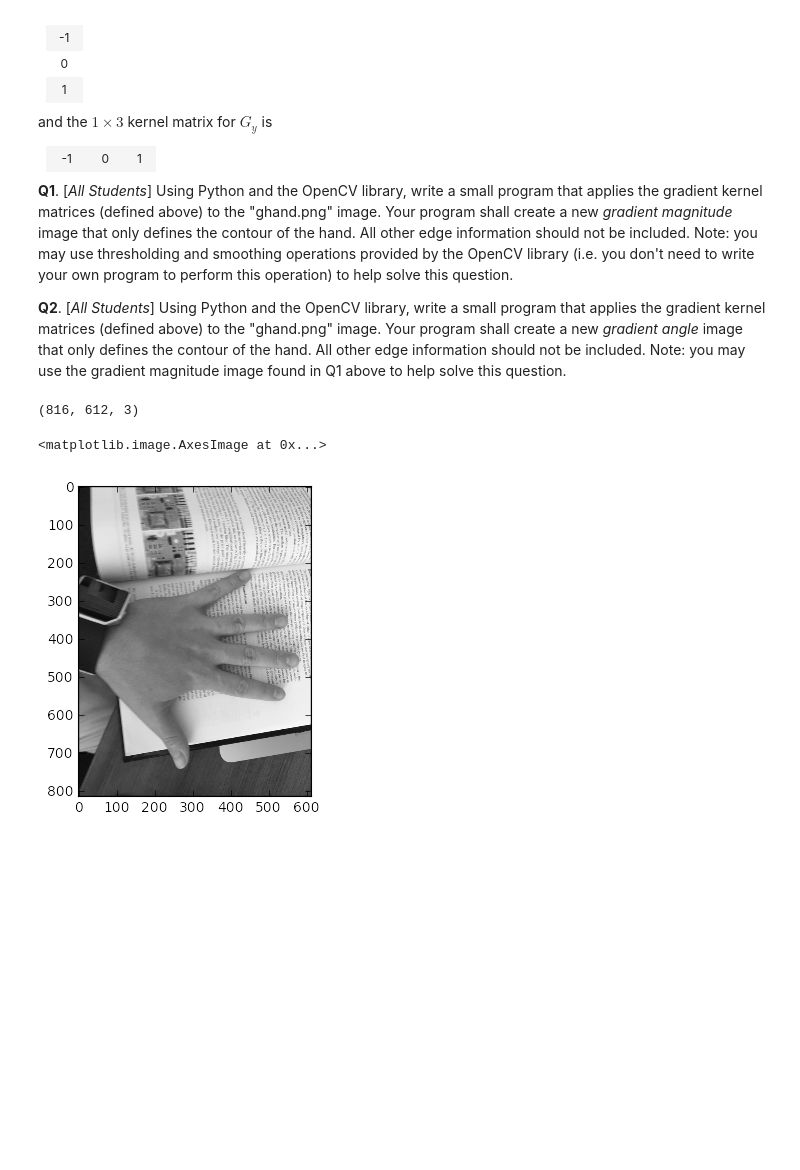
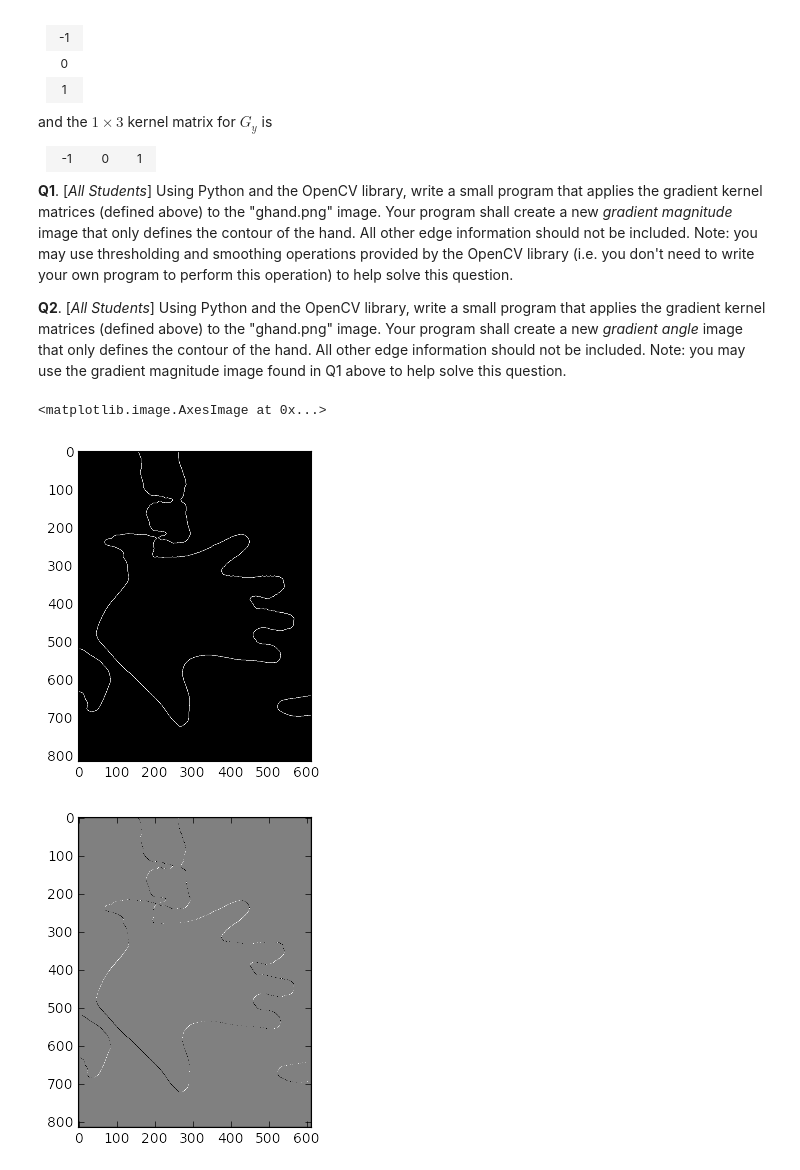
Before and after one commit to munsellb/ComputerVision, a Jupyter notebook: Brent.ipynb, the cells around one changed output. Drawn from its saved outputs; the diff is of its cells as text; code cells hidden in the pictures; blank space fills up the shorter version.

```diff
--- a/Brent.ipynb
+++ b/Brent.ipynb
@@ -108,17 +122,69 @@ and the $1 \times 3$ kernel matrix for $G_y$ is
 **Q1**. [*All Students*] Using Python and the OpenCV library, write a small program that applies the gradient kernel matrices (defined above) to the "ghand.png" image. Your program shall create a new *gradient magnitude* image that only defines the contour of the hand. All other edge information should not be included. Note: you may use thresholding and smoothing operations provided by the OpenCV library (i.e. you don't need to write your own program to perform this operation) to help solve this question.
 
 **Q2**. [*All Students*] Using Python and the OpenCV library, write a small program that applies the gradient kernel matrices (defined above) to the "ghand.png" image. Your program shall create a new *gradient angle* image that only defines the contour of the hand. All other edge information should not be included. Note: you may use the gradient magnitude image found in Q1 above to help solve this question.
-# %%
-filename = '/Users/munsellb/ghand.png'
-I = cv2.imread( filename )
-
-print I.shape
-
-plt.imshow( I )
-# %% [output]
-(816, 612, 3)
-<matplotlib.image.AxesImage at 0x...>
-[figure, removed]
+# %%
+filename = '/Users/munsellb/ghand.png'
+I = cv2.imread( filename )
+
+G = cv2.cvtColor( I, cv2.COLOR_BGR2GRAY )
+G = cv2.equalizeHist( G )
+
+# create an empty magnitude (M) and
+# angle (A) image that has the same
+# resolution as image G
+M = np.zeros( G.shape )
+A = np.zeros( G.shape )
+
+# two level threshold (60 to 150)
+# anything >= 60 set to 255, else set to 0
+# anythong <= 150 set to 255, else set to 0
+[ret, thresh1] = cv2.threshold( G, 60, 255, cv2.THRESH_BINARY )
+[ret, thresh2] = cv2.threshold( G, 150, 255, cv2.THRESH_BINARY_INV )
+thresh = np.multiply( thresh1, thresh2 )
+
+# smooth image, i.e. fill in black pix values
+# that are surrounded by a neighborhood of
+# white pix values
+thresh = cv2.GaussianBlur( thresh, (45,45), 35.0 )
+
+m,n = thresh.shape
+
+for i in xrange(0, m-1):
+
+    # few ternary operators to check index
+    # out-of-bounds conditions, e.g. I[-1,:]
+    dy = i if i+1 > m-1 else i+1
+    ddy = 0 if i-1 < 0 else i-1
+
+    for j in xrange(0, n-1):
+
+        # few ternary operators to check index
+        # out-of-bounds conditions, e.g. I[:,-1]
+        dx = j if j+1 > n-1 else j+1
+        ddx = 0 if j-1 < 0 else j-1
+
+        # compute the gradients in both dimensions
+        # using 1x3 or 3x1 kernel matrix values
+        Gy = np.float_( thresh[dy,j] ) - np.float_( thresh[ddy,j] )
+        Gx = np.float_( thresh[i,dx] ) - np.float_( thresh[i,ddx] )
+
+        # compute gradient magnitude
+        M[i,j] = np.sqrt( np.power(Gx,2) + np.power(Gy,2) )
+        # compute gradient angle
+        A[i,j] = 0 if Gx == 0 else np.arctan( Gy / Gx )
+
+
+# display gradient magnitude image
+plt.figure()
+plt.imshow( M, cmap='gray')
+
+# display gradient angle image
+plt.figure()
+plt.imshow( A, cmap='gray')
+# %% [output]
+<matplotlib.image.AxesImage at 0x...>
+[figure, added]
+[figure, added]
 # %% [markdown]
 ### Laplacian assignment
 
```
Also changed, not shown: parts of 4 cells of this notebook.
